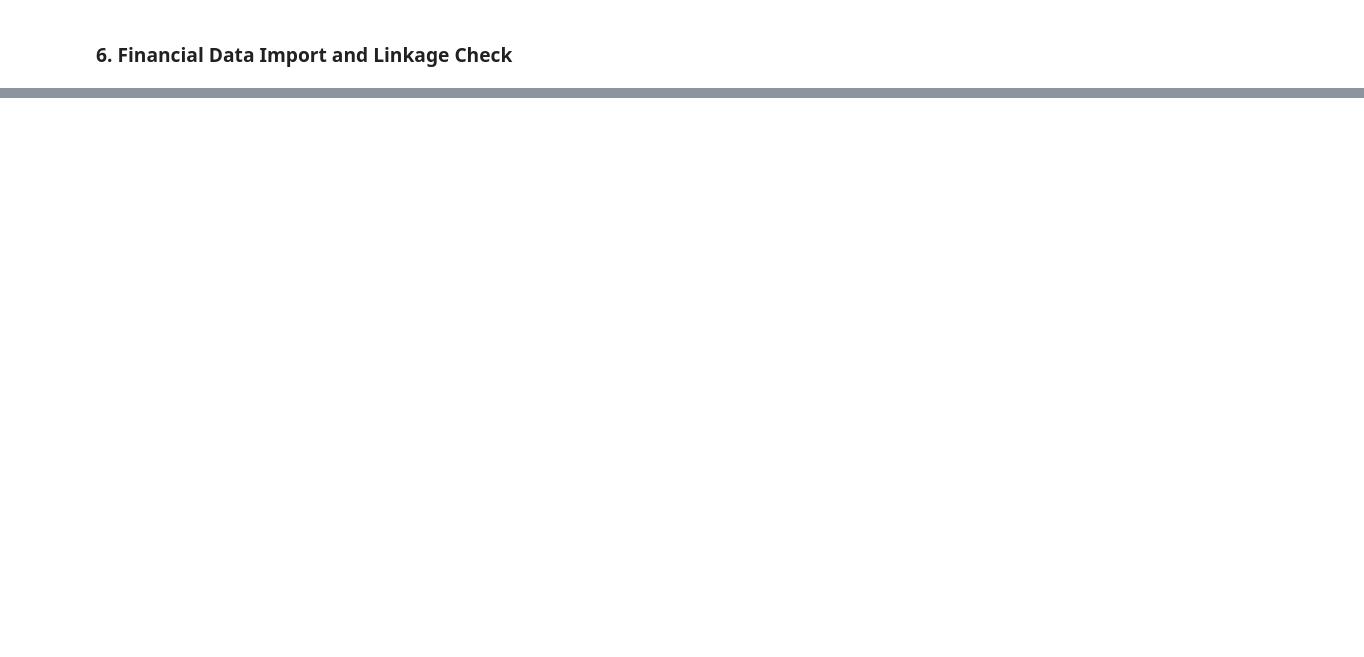
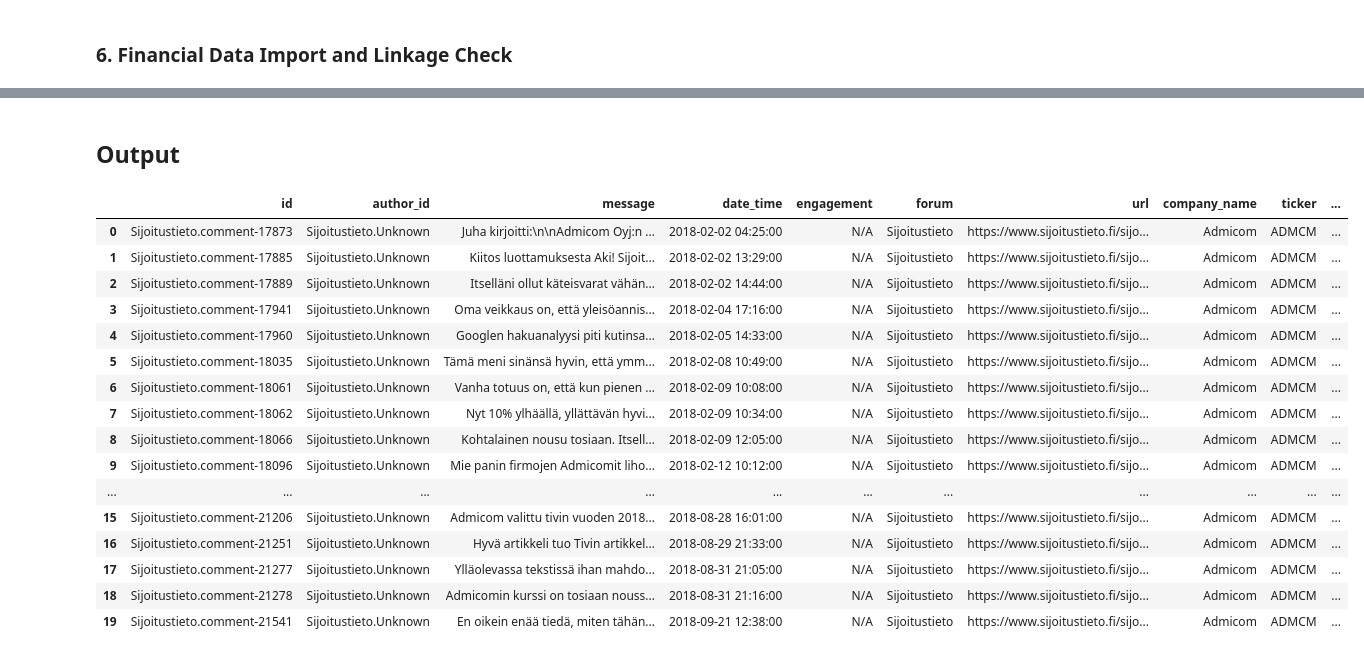
Before and after one commit to shakunage/thesis-work, a Jupyter notebook: sentiment/notebooks/preprocess_forum_data.ipynb, the cells around one changed output, grey strips where cells are left out. Saved outputs shown, nothing was run; the diff lists cells and outputs as text; code cells hidden in the pictures; blank space fills up the shorter version.

```diff
--- a/sentiment/notebooks/preprocess_forum_data.ipynb
+++ b/sentiment/notebooks/preprocess_forum_data.ipynb
@@ -540,0 +555,22 @@ Top 10 tickers by post count (with financial data status):
+# %% [markdown]
+## Output
+# %%
+df.head(20)
+# %% [output]
+|  | id | author_id | message | date_time | engagement | forum | url | company_name | ticker | ... |
+| 0 | Sijoitustieto.comment-17873 | Sijoitustieto.Unknown | Juha kirjoitti:\n\nAdmicom Oyj:n ... | 2018-02-02 04:25:00 | N/A | Sijoitustieto | https://www.sijoitustieto.fi/sijo... | Admicom | ADMCM | ... |
+| 1 | Sijoitustieto.comment-17885 | Sijoitustieto.Unknown | Kiitos luottamuksesta Aki! Sijoit... | 2018-02-02 13:29:00 | N/A | Sijoitustieto | https://www.sijoitustieto.fi/sijo... | Admicom | ADMCM | ... |
+| 2 | Sijoitustieto.comment-17889 | Sijoitustieto.Unknown | Itselläni ollut käteisvarat vähän... | 2018-02-02 14:44:00 | N/A | Sijoitustieto | https://www.sijoitustieto.fi/sijo... | Admicom | ADMCM | ... |
+| 3 | Sijoitustieto.comment-17941 | Sijoitustieto.Unknown | Oma veikkaus on, että yleisöannis... | 2018-02-04 17:16:00 | N/A | Sijoitustieto | https://www.sijoitustieto.fi/sijo... | Admicom | ADMCM | ... |
+| 4 | Sijoitustieto.comment-17960 | Sijoitustieto.Unknown | Googlen hakuanalyysi piti kutinsa... | 2018-02-05 14:33:00 | N/A | Sijoitustieto | https://www.sijoitustieto.fi/sijo... | Admicom | ADMCM | ... |
+| 5 | Sijoitustieto.comment-18035 | Sijoitustieto.Unknown | Tämä meni sinänsä hyvin, että ymm... | 2018-02-08 10:49:00 | N/A | Sijoitustieto | https://www.sijoitustieto.fi/sijo... | Admicom | ADMCM | ... |
+| 6 | Sijoitustieto.comment-18061 | Sijoitustieto.Unknown | Vanha totuus on, että kun pienen ... | 2018-02-09 10:08:00 | N/A | Sijoitustieto | https://www.sijoitustieto.fi/sijo... | Admicom | ADMCM | ... |
+| 7 | Sijoitustieto.comment-18062 | Sijoitustieto.Unknown | Nyt 10% ylhäällä, yllättävän hyvi... | 2018-02-09 10:34:00 | N/A | Sijoitustieto | https://www.sijoitustieto.fi/sijo... | Admicom | ADMCM | ... |
+| 8 | Sijoitustieto.comment-18066 | Sijoitustieto.Unknown | Kohtalainen nousu tosiaan. Itsell... | 2018-02-09 12:05:00 | N/A | Sijoitustieto | https://www.sijoitustieto.fi/sijo... | Admicom | ADMCM | ... |
+| 9 | Sijoitustieto.comment-18096 | Sijoitustieto.Unknown | Mie panin firmojen Admicomit liho... | 2018-02-12 10:12:00 | N/A | Sijoitustieto | https://www.sijoitustieto.fi/sijo... | Admicom | ADMCM | ... |
+| ... | ... | ... | ... | ... | ... | ... | ... | ... | ... | ... |
+| 15 | Sijoitustieto.comment-21206 | Sijoitustieto.Unknown | Admicom valittu tivin vuoden 2018... | 2018-08-28 16:01:00 | N/A | Sijoitustieto | https://www.sijoitustieto.fi/sijo... | Admicom | ADMCM | ... |
+| 16 | Sijoitustieto.comment-21251 | Sijoitustieto.Unknown | Hyvä artikkeli tuo Tivin artikkel... | 2018-08-29 21:33:00 | N/A | Sijoitustieto | https://www.sijoitustieto.fi/sijo... | Admicom | ADMCM | ... |
+| 17 | Sijoitustieto.comment-21277 | Sijoitustieto.Unknown | Ylläolevassa tekstissä ihan mahdo... | 2018-08-31 21:05:00 | N/A | Sijoitustieto | https://www.sijoitustieto.fi/sijo... | Admicom | ADMCM | ... |
+| 18 | Sijoitustieto.comment-21278 | Sijoitustieto.Unknown | Admicomin kurssi on tosiaan nouss... | 2018-08-31 21:16:00 | N/A | Sijoitustieto | https://www.sijoitustieto.fi/sijo... | Admicom | ADMCM | ... |
+| 19 | Sijoitustieto.comment-21541 | Sijoitustieto.Unknown | En oikein enää tiedä, miten tähän... | 2018-09-21 12:38:00 | N/A | Sijoitustieto | https://www.sijoitustieto.fi/sijo... | Admicom | ADMCM | ... |
```
Also changed, not shown: parts of 13 cells of this notebook, 7 other files.
